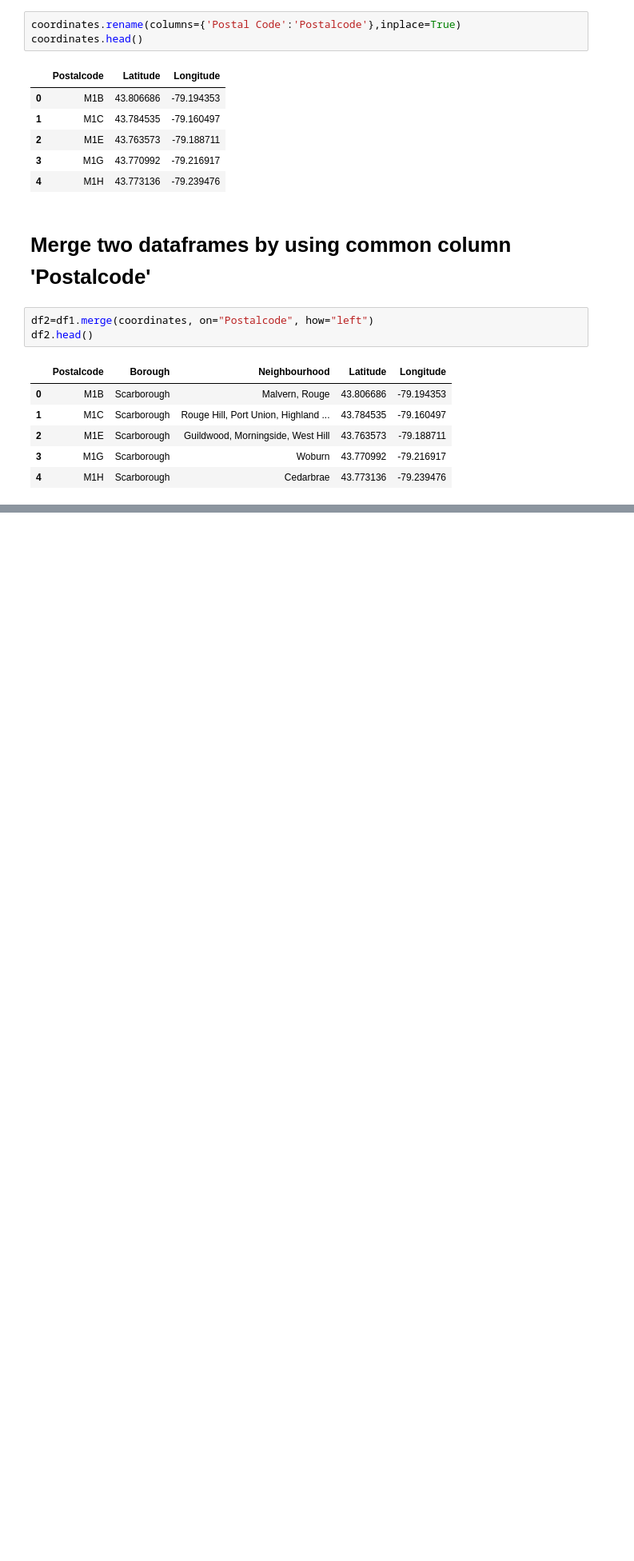
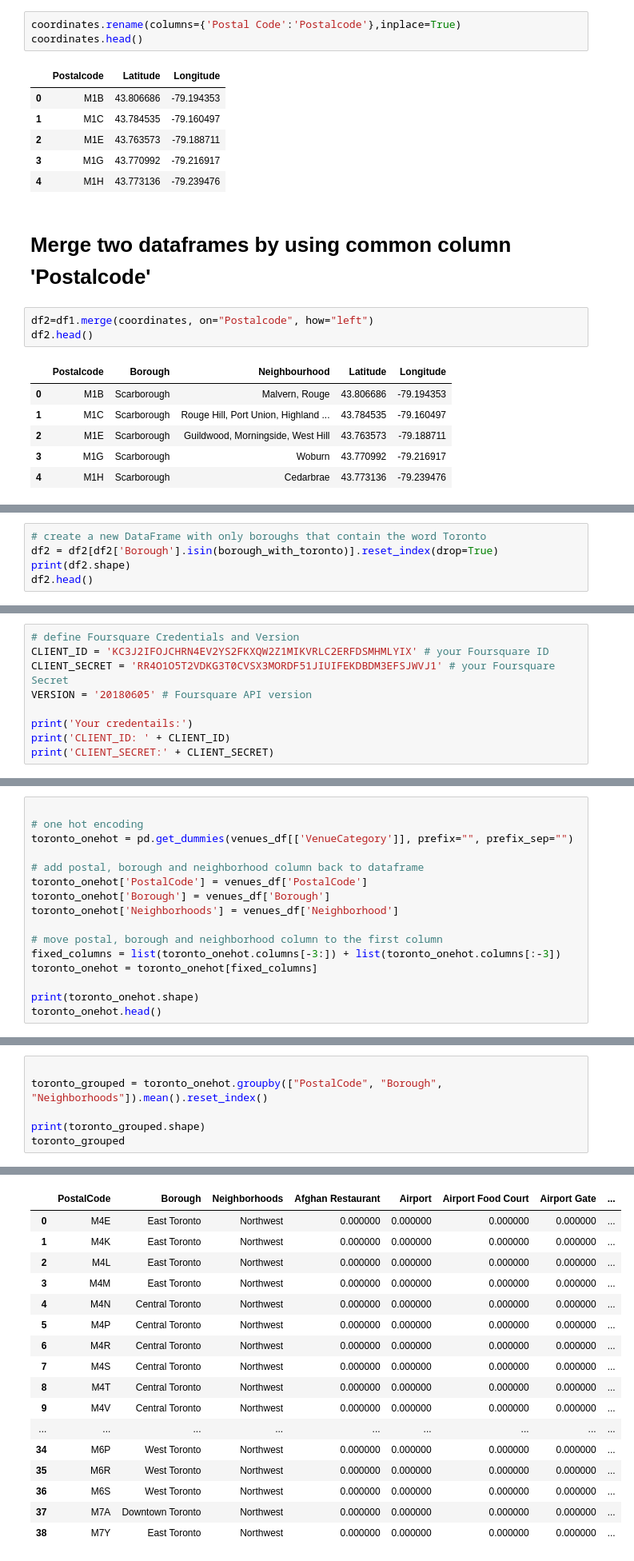
Before and after one commit to SivaPrasad02/IBM-capstone-project, a Jupyter notebook: Ibm capstone1.ipynb, the cells around one changed output, grey strips where cells are left out. Shown at 80% size. Saved outputs shown, nothing was run; the diff lists cells and outputs as text; blank space fills up the shorter version.

```diff
--- a/Ibm capstone1.ipynb
+++ b/Ibm capstone1.ipynb
@@ -151,0 +201,5 @@ df2.head()
+# %%
+# create a new DataFrame with only boroughs that contain the word Toronto
+df2 = df2[df2['Borough'].isin(borough_with_toronto)].reset_index(drop=True)
+print(df2.shape)
+df2.head()
@@ -151,0 +234,9 @@ df2.head()
+# %%
+# define Foursquare Credentials and Version
+CLIENT_ID = 'KC3J2IFOJCHRN4EV2YS2FKXQW2Z1MIKVRLC2ERFDSMHMLYIX' # your Foursquare ID
+CLIENT_SECRET = 'RR4O1O5T2VDKG3T0CVSX3MORDF51JIUIFEKDBDM3EFSJWVJ1' # your Foursquare Secret
+VERSION = '20180605' # Foursquare API version
+
+print('Your credentails:')
+print('CLIENT_ID: ' + CLIENT_ID)
+print('CLIENT_SECRET:' + CLIENT_SECRET)
@@ -151,0 +343,16 @@ df2.head()
+# %%
+
+# one hot encoding
+toronto_onehot = pd.get_dummies(venues_df[['VenueCategory']], prefix="", prefix_sep="")
+
+# add postal, borough and neighborhood column back to dataframe
+toronto_onehot['PostalCode'] = venues_df['PostalCode']
+toronto_onehot['Borough'] = venues_df['Borough']
+toronto_onehot['Neighborhoods'] = venues_df['Neighborhood']
+
+# move postal, borough and neighborhood column to the first column
+fixed_columns = list(toronto_onehot.columns[-3:]) + list(toronto_onehot.columns[:-3])
+toronto_onehot = toronto_onehot[fixed_columns]
+
+print(toronto_onehot.shape)
+toronto_onehot.head()
@@ -151,0 +370,7 @@ df2.head()
+# %%
+
+toronto_grouped = toronto_onehot.groupby(["PostalCode", "Borough", "Neighborhoods"]).mean().reset_index()
+
+print(toronto_grouped.shape)
+toronto_grouped
+# %% [output]
@@ -151,0 +378,17 @@ df2.head()
+|  | PostalCode | Borough | Neighborhoods | Afghan Restaurant | Airport | Airport Food Court | Airport Gate | ... |
+| 0 | M4E | East Toronto | Northwest | 0.000000 | 0.000000 | 0.000000 | 0.000000 | ... |
+| 1 | M4K | East Toronto | Northwest | 0.000000 | 0.000000 | 0.000000 | 0.000000 | ... |
+| 2 | M4L | East Toronto | Northwest | 0.000000 | 0.000000 | 0.000000 | 0.000000 | ... |
+| 3 | M4M | East Toronto | Northwest | 0.000000 | 0.000000 | 0.000000 | 0.000000 | ... |
+| 4 | M4N | Central Toronto | Northwest | 0.000000 | 0.000000 | 0.000000 | 0.000000 | ... |
+| 5 | M4P | Central Toronto | Northwest | 0.000000 | 0.000000 | 0.000000 | 0.000000 | ... |
+| 6 | M4R | Central Toronto | Northwest | 0.000000 | 0.000000 | 0.000000 | 0.000000 | ... |
+| 7 | M4S | Central Toronto | Northwest | 0.000000 | 0.000000 | 0.000000 | 0.000000 | ... |
+| 8 | M4T | Central Toronto | Northwest | 0.000000 | 0.000000 | 0.000000 | 0.000000 | ... |
+| 9 | M4V | Central Toronto | Northwest | 0.000000 | 0.000000 | 0.000000 | 0.000000 | ... |
+| ... | ... | ... | ... | ... | ... | ... | ... | ... |
+| 34 | M6P | West Toronto | Northwest | 0.000000 | 0.000000 | 0.000000 | 0.000000 | ... |
+| 35 | M6R | West Toronto | Northwest | 0.000000 | 0.000000 | 0.000000 | 0.000000 | ... |
+| 36 | M6S | West Toronto | Northwest | 0.000000 | 0.000000 | 0.000000 | 0.000000 | ... |
+| 37 | M7A | Downtown Toronto | Northwest | 0.000000 | 0.000000 | 0.000000 | 0.000000 | ... |
+| 38 | M7Y | East Toronto | Northwest | 0.000000 | 0.000000 | 0.000000 | 0.000000 | ... |
```
Also changed, not shown: parts of 29 cells of this notebook.
